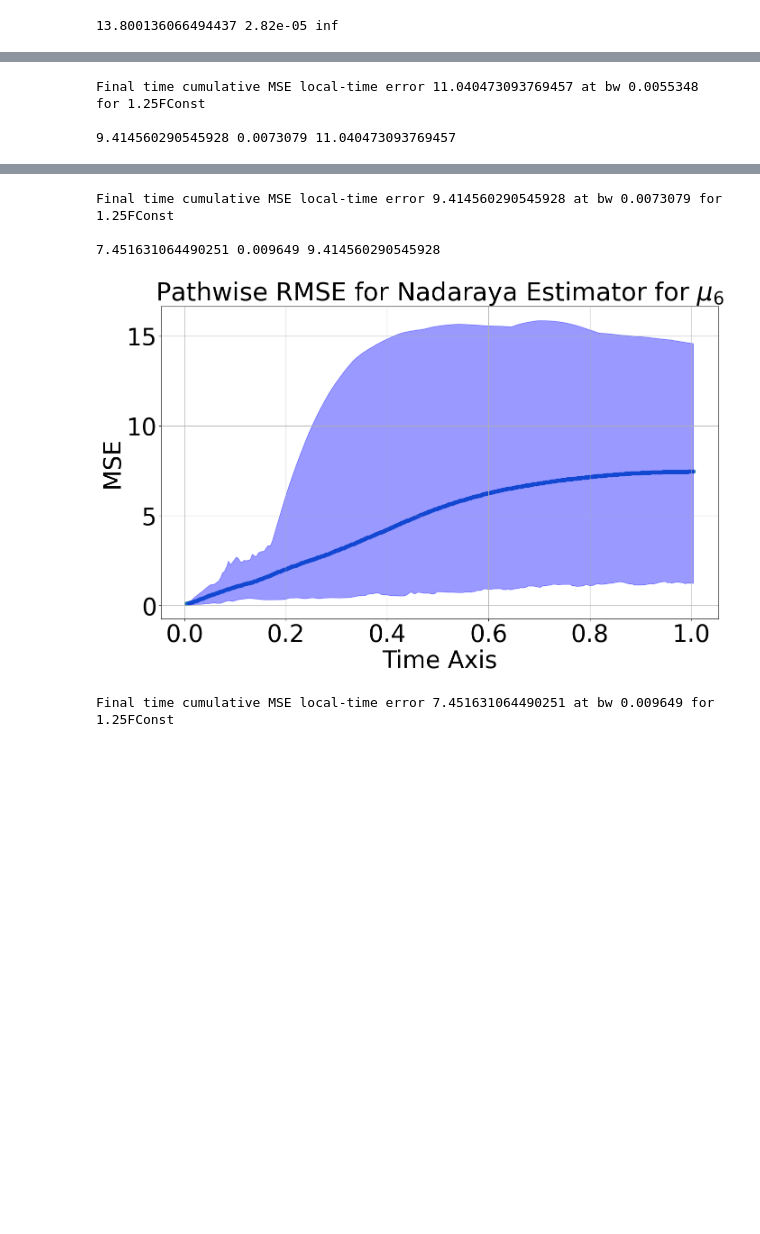
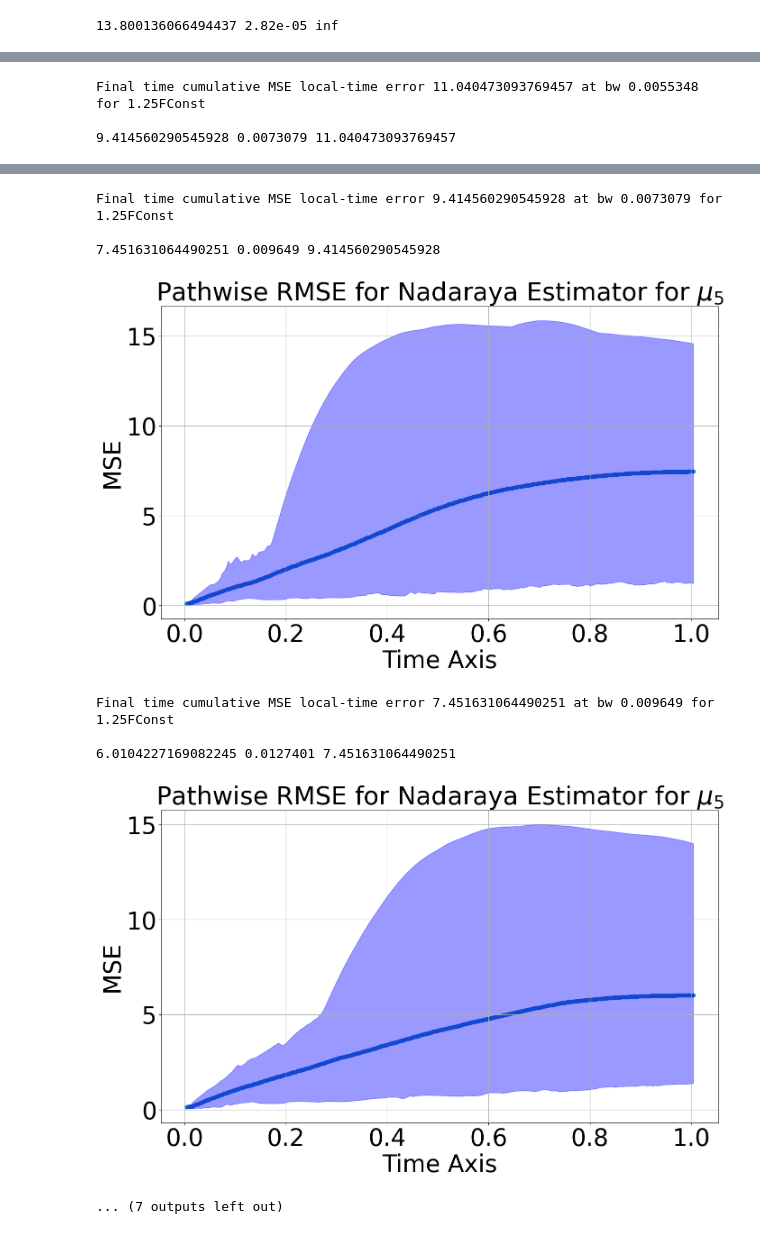
Before and after one commit to marcostapiac/FractionalBrownianMotion, a Jupyter notebook: experiments/generative_modelling/RecursiveVPSDE/ParamEst/Nadaraya/benchmark_IIDNadaraya_8DLorenz_Chaos_TrackingErrors_from_saved.ipynb, the cells around one changed output, grey strips where cells are left out. Cells and saved outputs as stored; diff of their text form; code cells hidden in the pictures; blank space fills up the shorter version.

```diff
--- a/experiments/generative_modelling/RecursiveVPSDE/ParamEst/Nadaraya/benchmark_IIDNadaraya_8DLorenz_Chaos_TrackingErrors_from_saved.ipynb
+++ b/experiments/generative_modelling/RecursiveVPSDE/ParamEst/Nadaraya/benchmark_IIDNadaraya_8DLorenz_Chaos_TrackingErrors_from_saved.ipynb
@@ -73,40 +79,44 @@ for file in zip(*[true_files, local_files, bws]):
             plt.grid(True)
             ax.scatter(time_steps, total_local_errors)
             plt.fill_between(time_steps,y1=total_local_errors_minq, y2=total_local_errors_maxq, color="blue", alpha=0.4)
-            ax.set_title(rf"Pathwise RMSE for Nadaraya Estimator for $\mu_6$",fontsize=40)
+            ax.set_title(rf"Pathwise RMSE for Nadaraya Estimator for $\mu_5$",fontsize=40)
             ax.set_ylabel("MSE", fontsize=38)
             ax.set_xlabel("Time Axis", fontsize=38)
             ax.tick_params(labelsize=38)
             plt.tight_layout()
             if toSave:
                 plt.savefig((root_dir + f"DiffusionModelPresentationImages/IIDNadaraya/8DLnzChaos/IIDNadaraya_8DLnz_DriftTrack_{round(bw, 6)}bw_{config.forcing_const}FConst_{round(total_local_errors_minq[-1], 8)}_MinIQR_{round(total_local_errors[-1], 8)}MeanIQR_{round(total_local_errors_maxq[-1], 8)}_MaxIQR").replace(".", "")+".png")
             plt.show()
             plt.close()
             print(f"Final time cumulative MSE local-time error {total_local_errors[-1]} at bw {bw} for {config.forcing_const}FConst\n")
 # %% [output]
 13.800136066494437 2.82e-05 inf
 [figure]
 Final time cumulative MSE local-time error 13.800136066494437 at bw 2.82e-05 for 1.25FConst
 
 13.800136066494437 3.72e-05 13.800136066494437
 13.800136066494437 4.91e-05 13.800136066494437
 13.800136066494437 6.49e-05 13.800136066494437
 13.800136066494437 8.57e-05 13.800136066494437
 12.22852116742282 0.0041919 13.800136066494437
 [figure]
 Final time cumulative MSE local-time error 12.22852116742282 at bw 0.0041919 for 1.25FConst
 
 11.040473093769457 0.0055348 12.22852116742282
 [figure]
 Final time cumulative MSE local-time error 11.040473093769457 at bw 0.0055348 for 1.25FConst
 
 9.414560290545928 0.0073079 11.040473093769457
 [figure]
 Final time cumulative MSE local-time error 9.414560290545928 at bw 0.0073079 for 1.25FConst
 
 7.451631064490251 0.009649 9.414560290545928
 [figure]
 Final time cumulative MSE local-time error 7.451631064490251 at bw 0.009649 for 1.25FConst
+
+6.0104227169082245 0.0127401 7.451631064490251
+[figure, added]
+... (7 outputs left out)
 # %%
 from utils.resource_logger import wallclock_and_system_metrics
 data = wallclock_and_system_metrics(config.nadaraya_resource_logging_path, inclusive=False)
```
Also changed, not shown: parts of 2 cells of this notebook, 5 other files.
